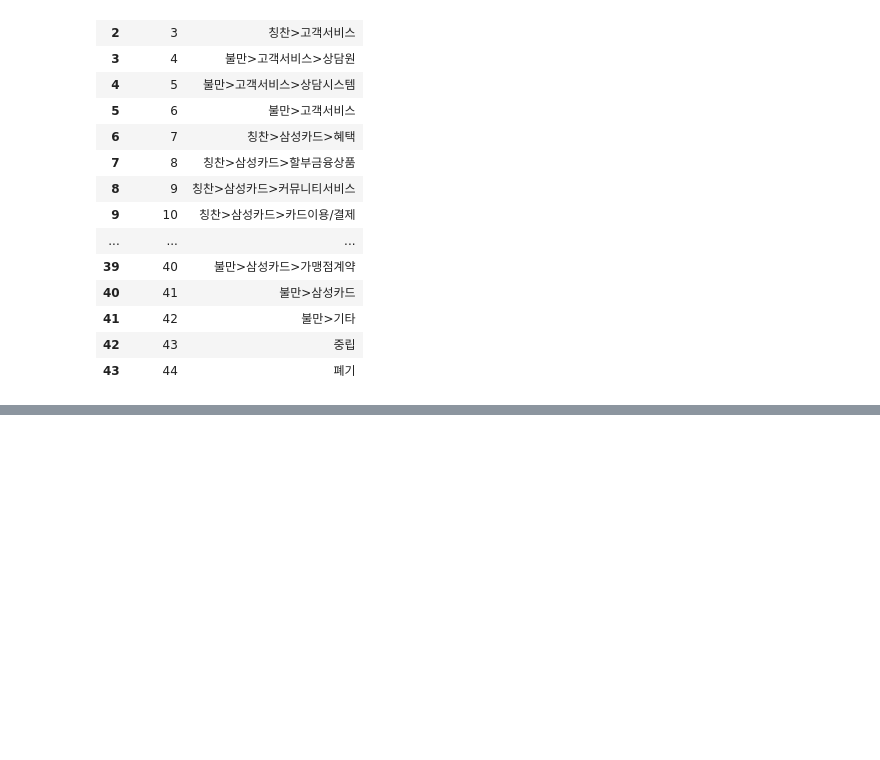
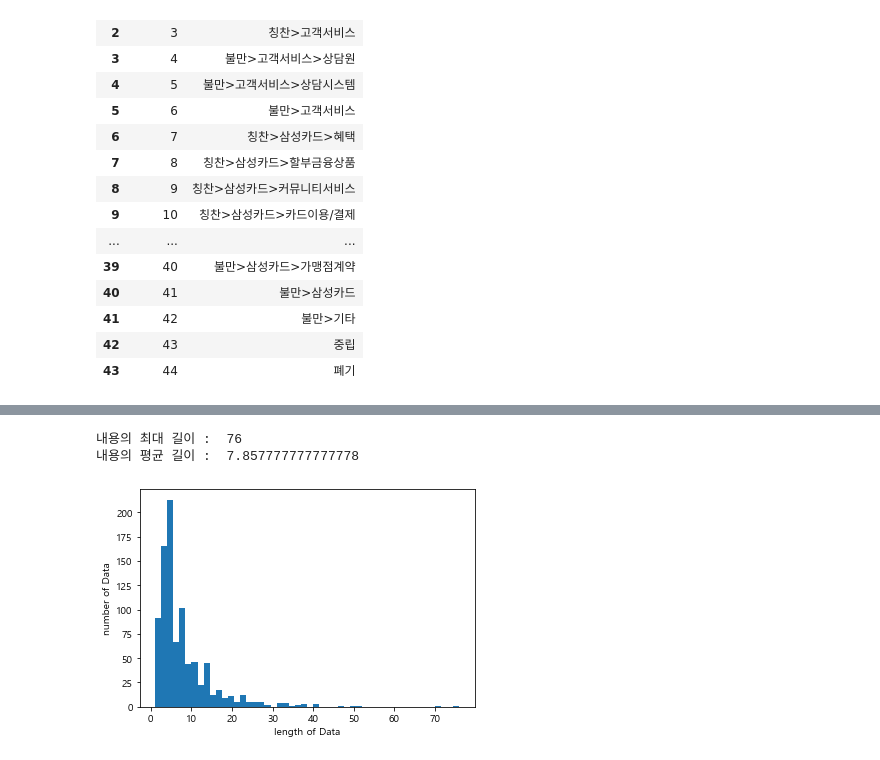
Before and after one commit to Pyomuyngil/SamsungCard, a Jupyter notebook: 삼성카드 공모전.ipynb, the cells around one changed output, grey strips where cells are left out. Cells and saved outputs as stored; diff of their text form; code cells hidden in the pictures; blank space fills up the shorter version.

```diff
--- a/삼성카드 공모전.ipynb
+++ b/삼성카드 공모전.ipynb
@@ -214,0 +248,8 @@ data.to_excel('발화내용 띄어쓰기 데이터.xlsx')
+# %%
+contents = []
+labels = []
+for i in range(50,950):
+    contents.append(data['발화'][i])
+    labels.append(data['label'][i])
+# %%
+train_data = pd.DataFrame({"content":contents, "label":labels})
@@ -214,0 +299,36 @@ data.to_excel('발화내용 띄어쓰기 데이터.xlsx')
+# %%
+stopwords = ['의', '가', '이', '은', '들', '는', '좀', '잘', '걍', '과', '도', '를', '으로', '자', '에', '와', '한', '하다']
+
+
+X_train = []
+for sentence in train_data['content']:
+    temp_X = []
+    temp_X = okt.morphs(sentence, stem=True) # 토큰화
+    temp_X = [word for word in temp_X if not word in stopwords] # 불용어 제거
+    X_train.append(temp_X)
+
+
+X_test = []
+for sentence in test_data['content']:
+    temp_X = []
+    temp_X = okt.morphs(sentence, stem=True) # 토큰화
+    temp_X = [word for word in temp_X if not word in stopwords] # 불용어 제거
+    X_test.append(temp_X)
+# %%
+from keras.preprocessing.text import Tokenizer
+max_words = 35000
+tokenizer = Tokenizer(num_words = max_words)
+tokenizer.fit_on_texts(X_train)
+X_train = tokenizer.texts_to_sequences(X_train)
+X_test = tokenizer.texts_to_sequences(X_test)
+# %%
+print("내용의 최대 길이 : ", max(len(l) for l in X_train))
+print("내용의 평균 길이 : ", sum(map(len, X_train))/ len(X_train))
+plt.hist([len(s) for s in X_train], bins=50)
+plt.xlabel('length of Data')
+plt.ylabel('number of Data')
+plt.show()
+# %% [output]
+내용의 최대 길이 :  76
+내용의 평균 길이 :  7.857777777777778
+[figure, added]
```
Also changed, not shown: parts of 24 cells of this notebook.
